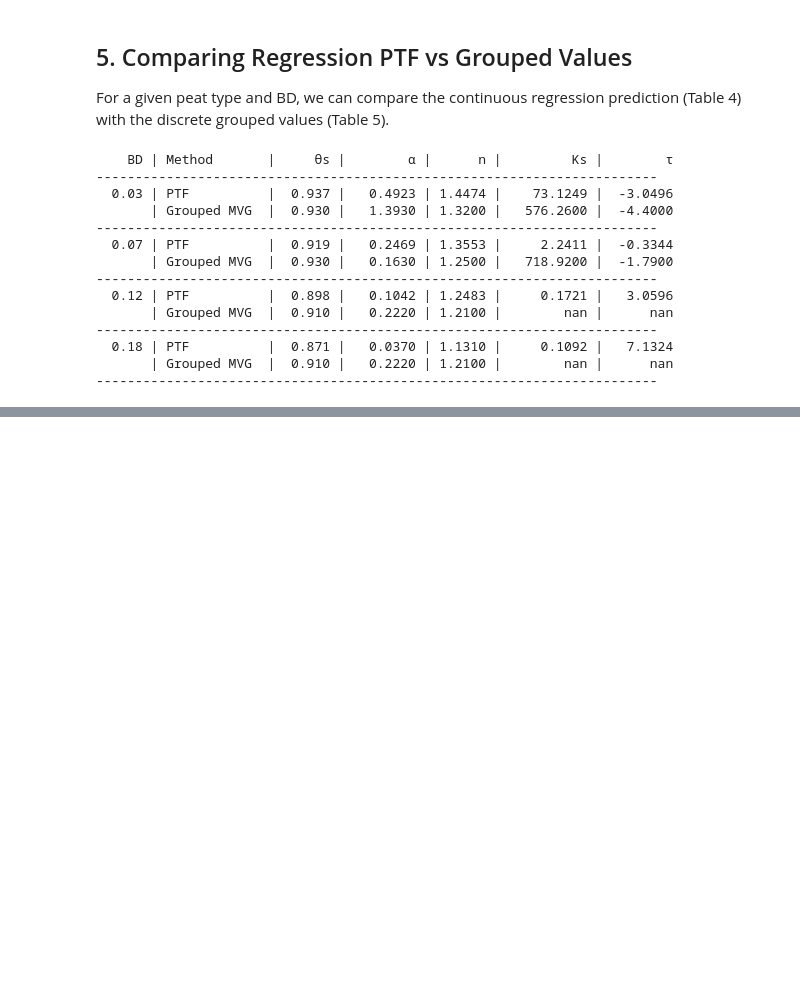
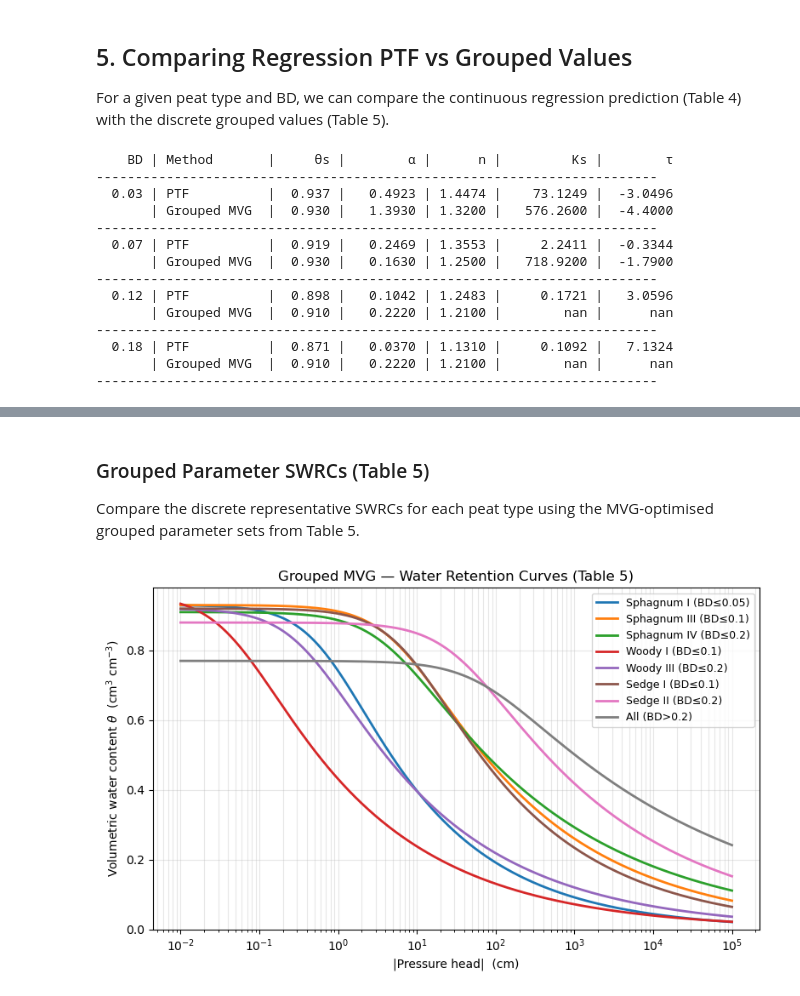
Before and after one commit to alexnaoki/peat_ptf, a Jupyter notebook: notebooks/peat_ptf.ipynb, the cells around one changed output, grey strips where cells are left out. Drawn from its saved outputs; the diff is of its cells as text; code cells hidden in the pictures; blank space fills up the shorter version.

```diff
--- a/notebooks/peat_ptf.ipynb
+++ b/notebooks/peat_ptf.ipynb
@@ -255,0 +315,27 @@ for bd in test_BDs:
+# %% [markdown]
+### Grouped Parameter SWRCs (Table 5)
+
+Compare the discrete representative SWRCs for each peat type using the
+MVG-optimised grouped parameter sets from Table 5.
+# %%
+from peat_ptf import (
+    mvg_grouped_sphagnum, mvg_grouped_woody, mvg_grouped_sedge,
+    mvg_grouped_all,
+)
+
+curves_grouped = {
+    "Sphagnum I (BD≤0.05)":   mvg_grouped_sphagnum(0.03),
+    "Sphagnum III (BD≤0.1)":  mvg_grouped_sphagnum(0.07),
+    "Sphagnum IV (BD≤0.2)":   mvg_grouped_sphagnum(0.15),
+    "Woody I (BD≤0.1)":       mvg_grouped_woody(0.05),
+    "Woody III (BD≤0.2)":     mvg_grouped_woody(0.15),
+    "Sedge I (BD≤0.1)":       mvg_grouped_sedge(0.05),
+    "Sedge II (BD≤0.2)":      mvg_grouped_sedge(0.15),
+    "All (BD>0.2)":           mvg_grouped_all(0.30),
+}
+
+plot_swrc(curves_grouped)
+plt.title("Grouped MVG — Water Retention Curves (Table 5)")
+plt.show()
+# %% [output]
+[figure, added]
```
Also changed, not shown: parts of 21 cells of this notebook.
